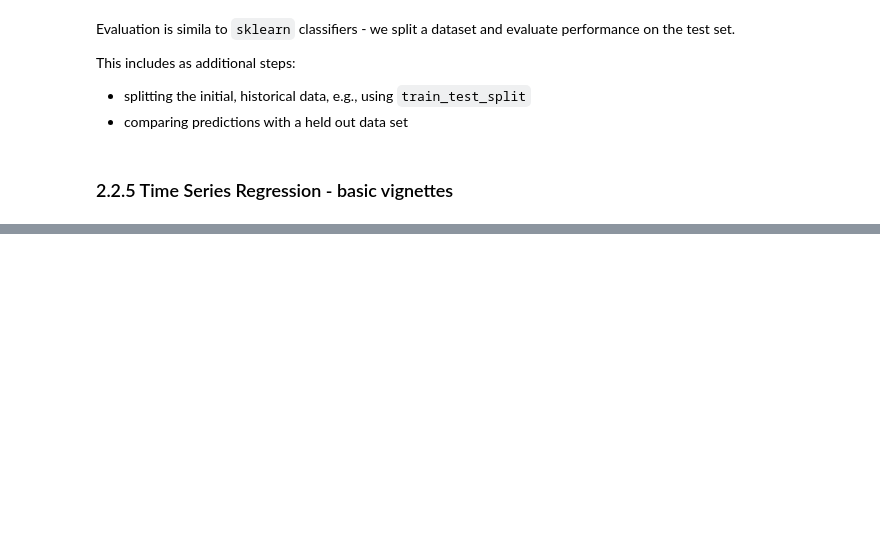
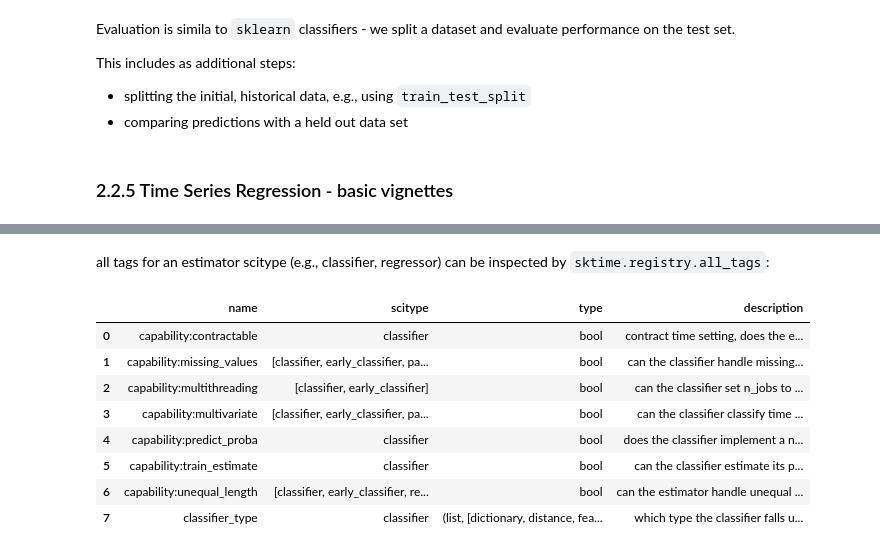
Before and after one commit to sktime/sktime-tutorial-pydata-london-2023, a Jupyter notebook: notebooks/02_panel_tasks.ipynb, the cells around one changed output, grey strips where cells are left out. Cells and saved outputs as stored; diff of their text form; code cells hidden in the pictures; blank space fills up the shorter version.

```diff
--- a/notebooks/02_panel_tasks.ipynb
+++ b/notebooks/02_panel_tasks.ipynb
@@ -321,0 +334,16 @@ accuracy_score(y_test, y_pred)
+# %% [markdown]
+all tags for an estimator scitype (e.g., classifier, regressor) can be inspected by `sktime.registry.all_tags`:
+# %%
+from sktime.registry import all_tags
+
+all_tags("classifier", as_dataframe=True)
+# %% [output]
+|  | name | scitype | type | description |
+| 0 | capability:contractable | classifier | bool | contract time setting, does the e... |
+| 1 | capability:missing_values | [classifier, early_classifier, pa... | bool | can the classifier handle missing... |
+| 2 | capability:multithreading | [classifier, early_classifier] | bool | can the classifier set n_jobs to ... |
+| 3 | capability:multivariate | [classifier, early_classifier, pa... | bool | can the classifier classify time ... |
+| 4 | capability:predict_proba | classifier | bool | does the classifier implement a n... |
+| 5 | capability:train_estimate | classifier | bool | can the classifier estimate its p... |
+| 6 | capability:unequal_length | [classifier, early_classifier, re... | bool | can the estimator handle unequal ... |
+| 7 | classifier_type | classifier | (list, [dictionary, distance, fea... | which type the classifier falls u... |
```
Also changed, not shown: parts of 18 cells of this notebook.
